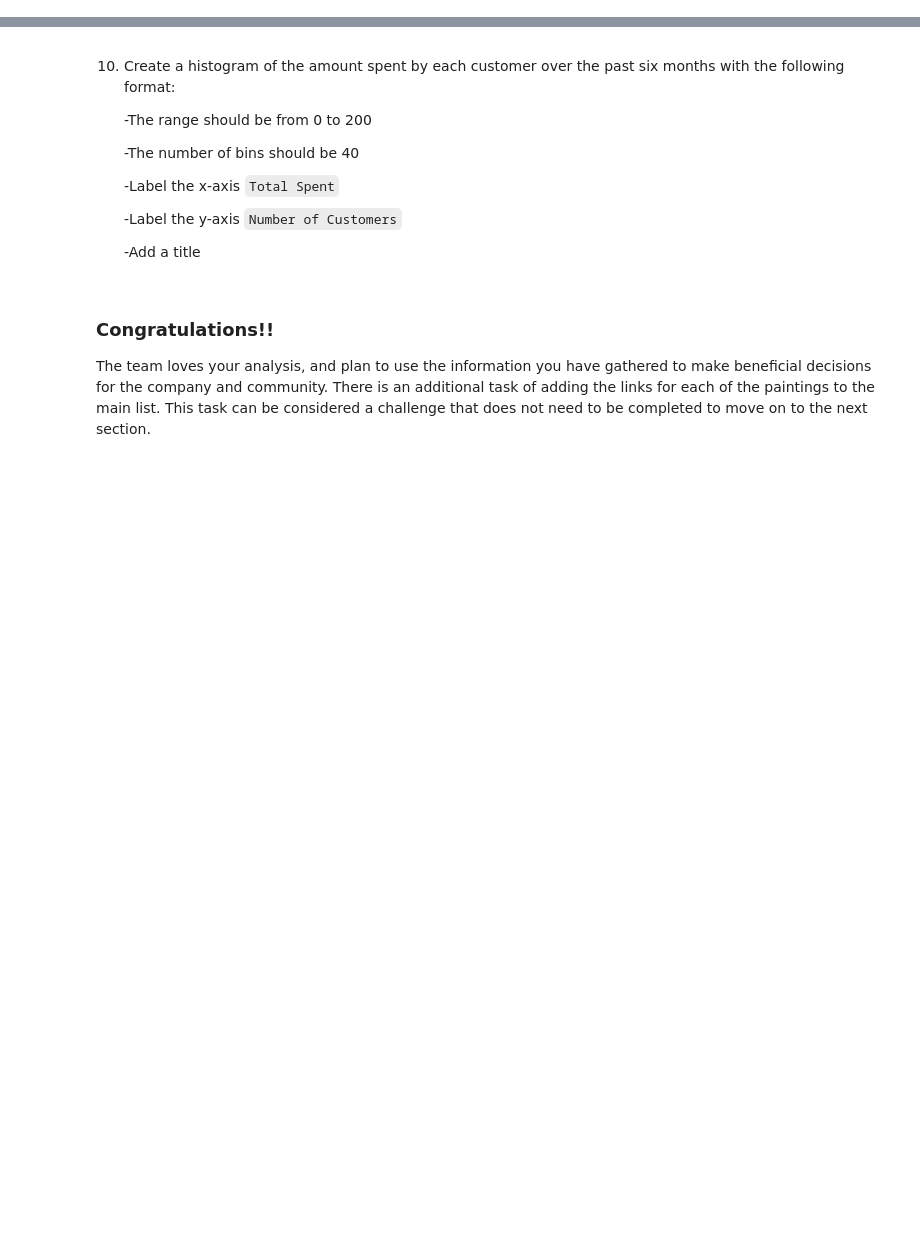
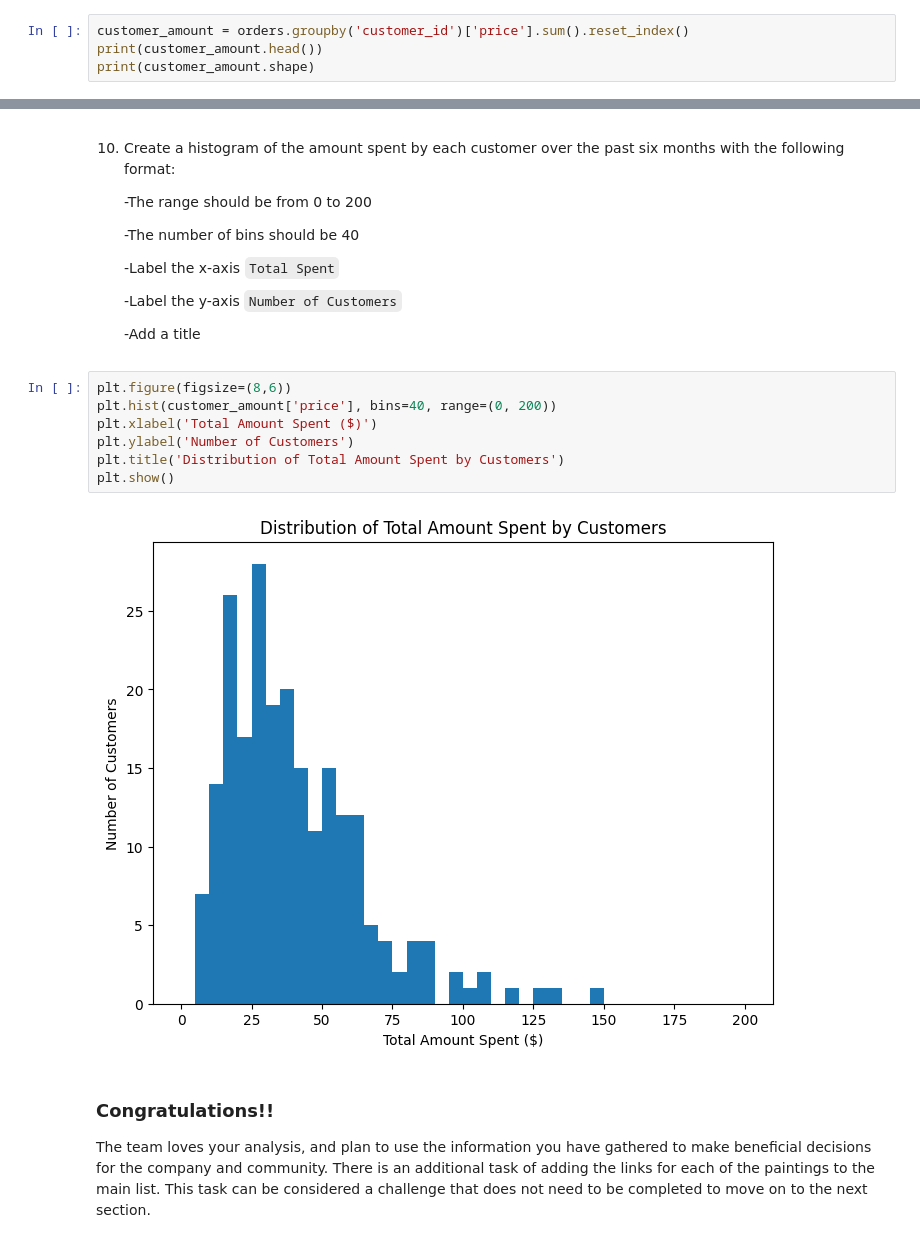
Before and after one commit to 7086600/foodwheel_project, a Jupyter notebook: foodwheel_project.ipynb, the cells around one changed output, grey strips where cells are left out. Saved outputs shown, nothing was run; the diff lists cells and outputs as text; blank space fills up the shorter version.

Commit message:
Create a `customer_amount` DataFrame that stores each customer and how much they order; create the histogram

```diff
--- a/foodwheel_project.ipynb
+++ b/foodwheel_project.ipynb
@@ -137,3 +137,7 @@ plt.show()
     **Hint:**
 
     Start by grouping `orders` by `customer_id` and calculating the total amount spent by each customer.  Save your results to `customer_amount`.
+# %%
+customer_amount = orders.groupby('customer_id')['price'].sum().reset_index()
+print(customer_amount.head())
+print(customer_amount.shape)
@@ -149,6 +161,15 @@ plt.show()
      -Label the y-axis `Number of Customers`
 
      -Add a title
+# %%
+plt.figure(figsize=(8,6))
+plt.hist(customer_amount['price'], bins=40, range=(0, 200))
+plt.xlabel('Total Amount Spent ($)')
+plt.ylabel('Number of Customers')
+plt.title('Distribution of Total Amount Spent by Customers')
+plt.show()
+# %% [output]
+[figure, added]
 # %% [markdown]
 ### Congratulations!!
 
```
Also changed, not shown: parts of 1 cell of this notebook.
